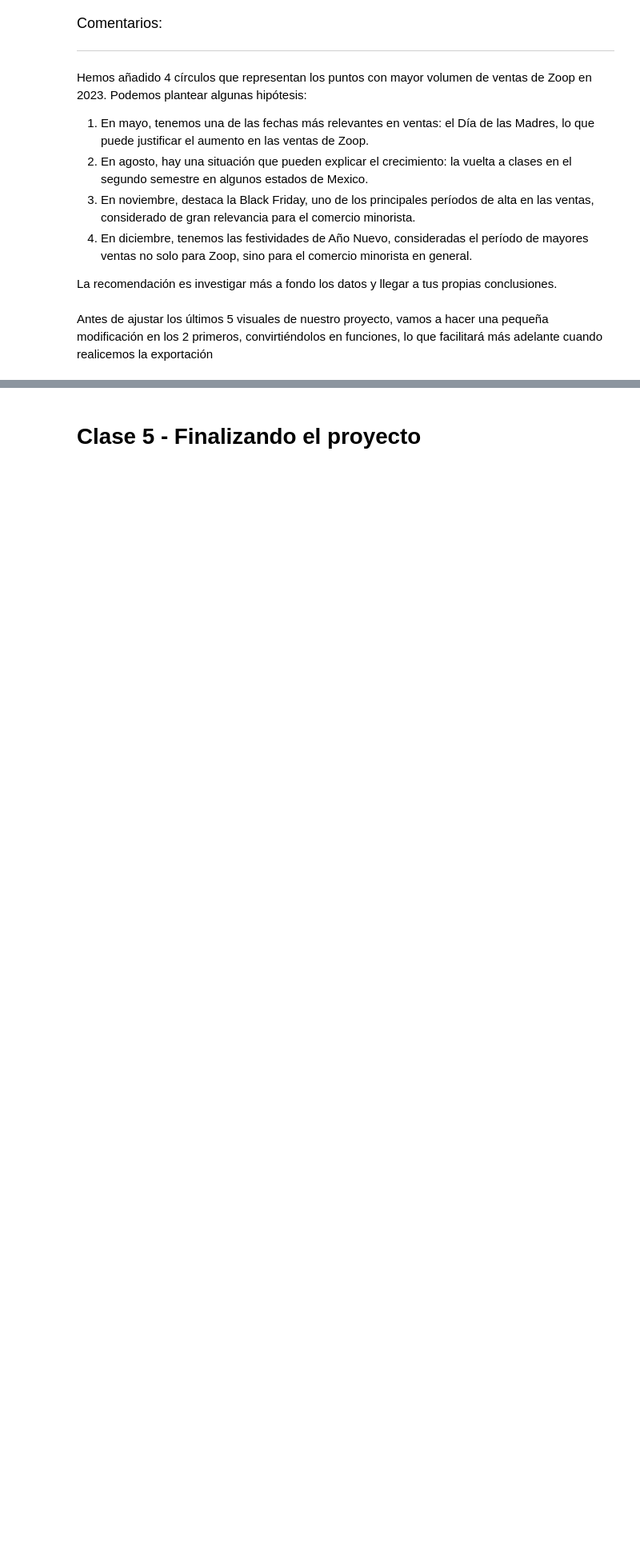
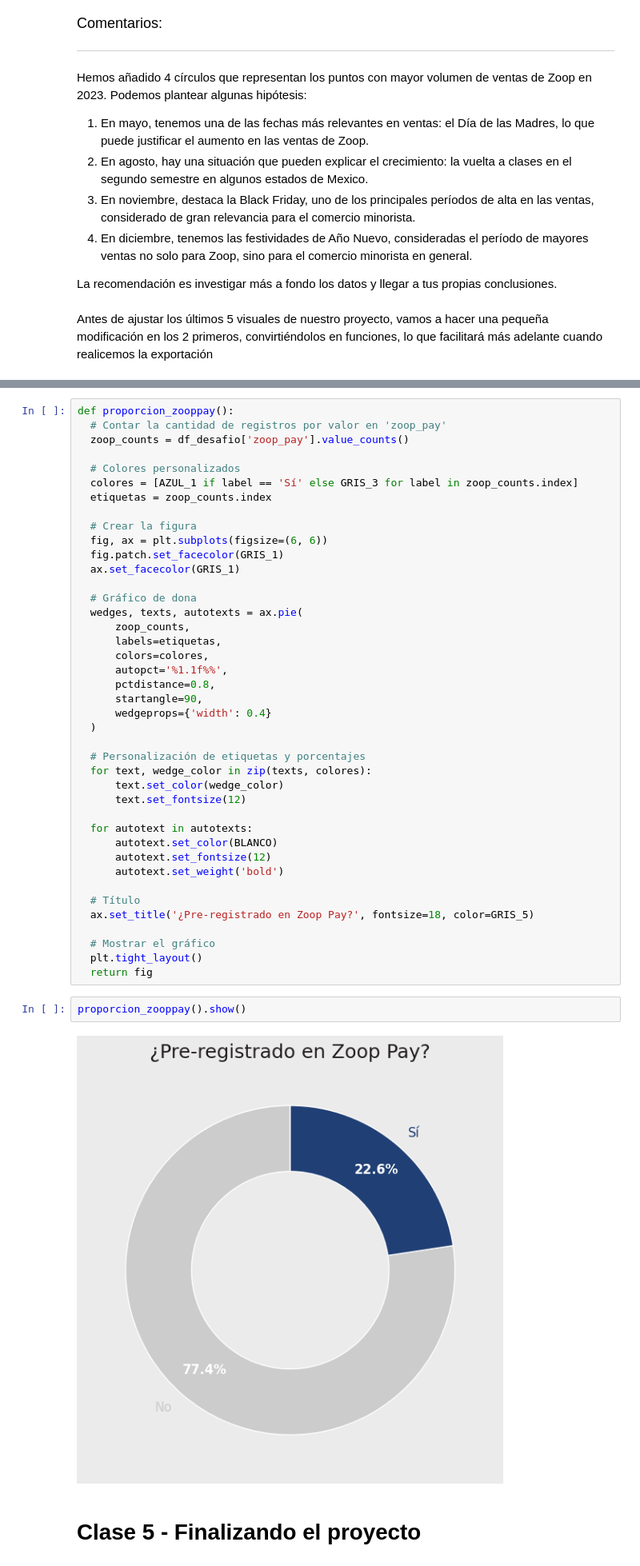
Before and after one commit to JLuceroVasquez/ia-aplicada-a-data-science-construccion-de-visualizaciones, a Jupyter notebook: IA_aplicada_a_ciencia_de_datos.ipynb, the cells around one changed output, grey strips where cells are left out. Shown at 80% size. Saved outputs shown, nothing was run; the diff lists cells and outputs as text; blank space fills up the shorter version.

```diff
--- a/IA_aplicada_a_ciencia_de_datos.ipynb
+++ b/IA_aplicada_a_ciencia_de_datos.ipynb
@@ -1684,3 +1844,48 @@ Antes de ajustar los últimos 5 visuales de nuestro proyecto, vamos a hacer una
+# %%
+def proporcion_zooppay():
+  # Contar la cantidad de registros por valor en 'zoop_pay'
+  zoop_counts = df_desafio['zoop_pay'].value_counts()
+
+  # Colores personalizados
+  colores = [AZUL_1 if label == 'Sí' else GRIS_3 for label in zoop_counts.index]
+  etiquetas = zoop_counts.index
+
+  # Crear la figura
+  fig, ax = plt.subplots(figsize=(6, 6))
+  fig.patch.set_facecolor(GRIS_1)
+  ax.set_facecolor(GRIS_1)
+
+  # Gráfico de dona
+  wedges, texts, autotexts = ax.pie(
+      zoop_counts,
+      labels=etiquetas,
+      colors=colores,
+      autopct='%1.1f%%',
+      pctdistance=0.8,
+      startangle=90,
+      wedgeprops={'width': 0.4}
+  )
+
+  # Personalización de etiquetas y porcentajes
+  for text, wedge_color in zip(texts, colores):
+      text.set_color(wedge_color)
+      text.set_fontsize(12)
+
+  for autotext in autotexts:
+      autotext.set_color(BLANCO)
+      autotext.set_fontsize(12)
+      autotext.set_weight('bold')
+
+  # Título
+  ax.set_title('¿Pre-registrado en Zoop Pay?', fontsize=18, color=GRIS_5)
+
+  # Mostrar el gráfico
+  plt.tight_layout()
+  return fig
+# %%
+proporcion_zooppay().show()
+# %% [output]
+[figure, added]
 # %% [markdown]
 # **Clase 5 - Finalizando el proyecto**
 # %% [markdown]
```
Also changed, not shown: parts of 40 cells of this notebook.
